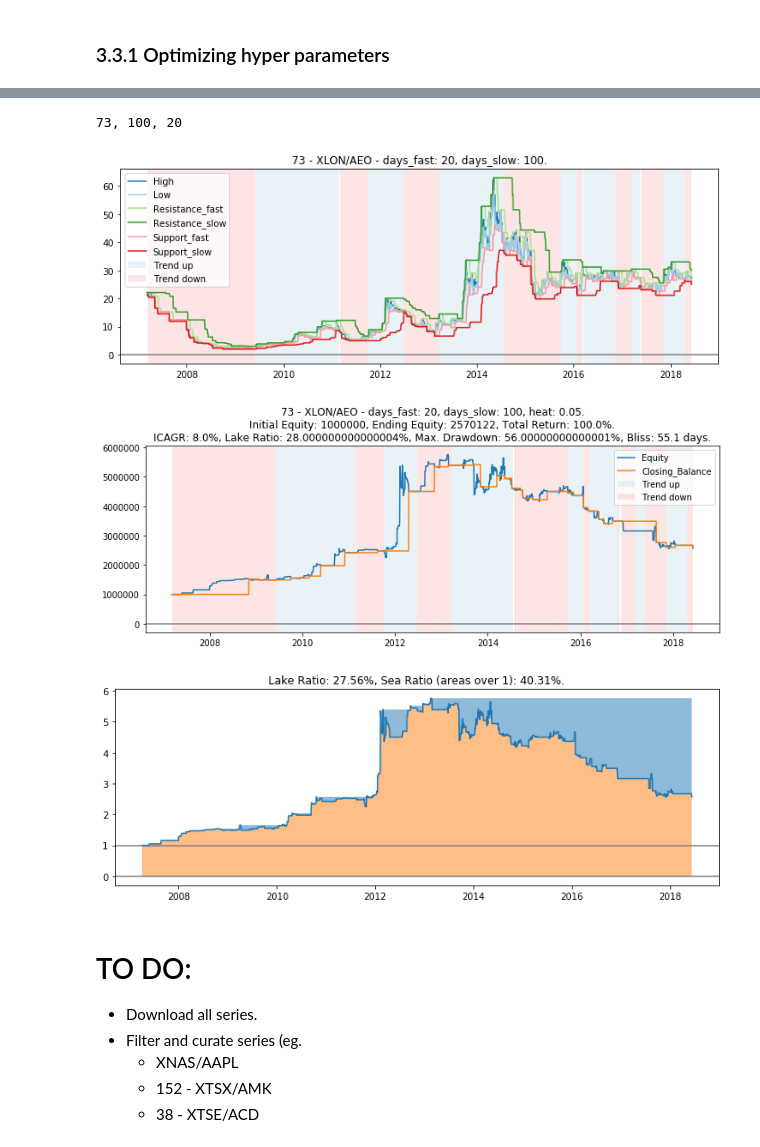
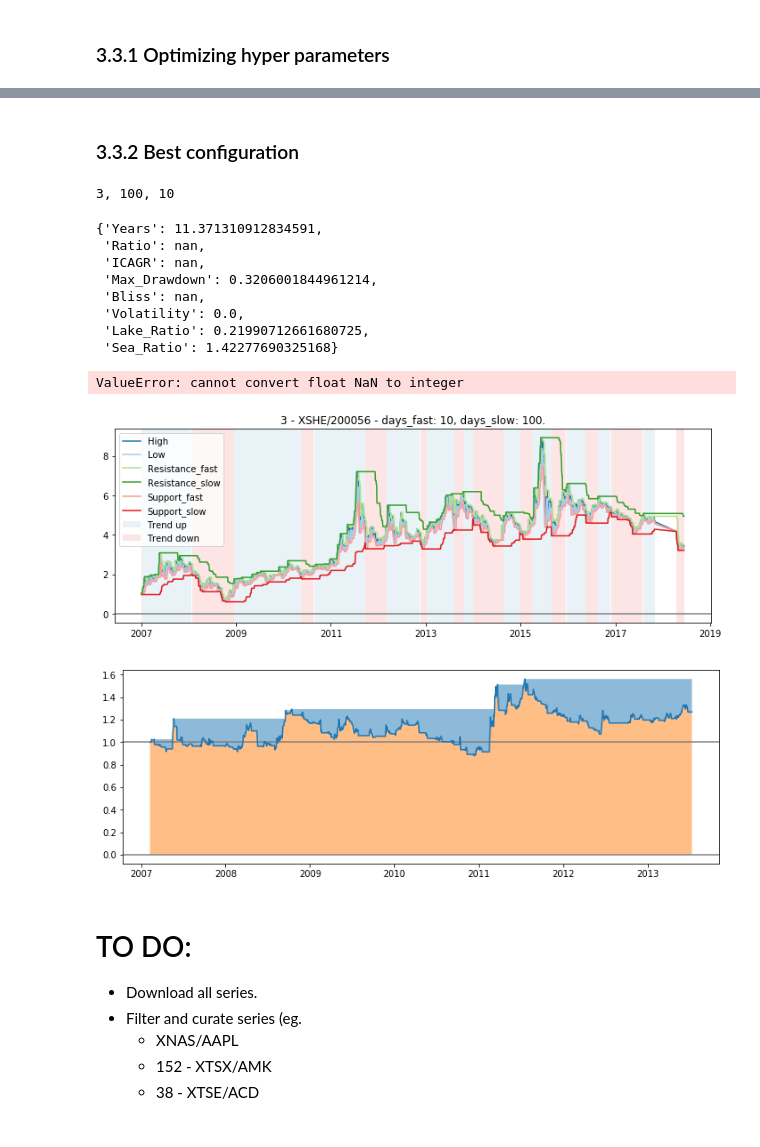
Before and after one commit to peerchen/trend-following-1, a Jupyter notebook: Trend Following Lab.ipynb, the cells around one changed output, grey strips where cells are left out. Cells and saved outputs as stored; diff of their text form; code cells hidden in the pictures.

```diff
--- a/Trend Following Lab.ipynb
+++ b/Trend Following Lab.ipynb
@@ -796,0 +819,17 @@ Slow: 400 - Fast: 320
+# %%
+y_lab = ['Ratio', 'ICAGR']
+x_lab = ['Max_Drawdown', 'Lake_Ratio', 'Sea_Ratio', 'Volatility']
+c_lab = 'Bliss'
+
+print(j, ticker_j)
+fig, axes = plt.subplots(nrows=len(y_lab), ncols=len(x_lab), squeeze=False, figsize=(14, 8))
+
+axes[0, 0].set_title('Color: ' + c_lab + ' (days)')
+for i, j in itertools.product(np.arange(len(y_lab)), np.arange(len(x_lab))):
+    im = axes[i, j].scatter(res_perf[x_lab[j]], res_perf[y_lab[i]], c=-res_perf[c_lab] * 364.25)
+    if i == len(y_lab) - 1:
+        axes[i, j].set_xlabel(x_lab[j])
+    if j == 0:
+        axes[i, j].set_ylabel(y_lab[i])
+    if j == len(x_lab) - 1:
+        fig.colorbar(im, ax=axes[i, j])
@@ -831,0 +843,20 @@ plt.colorbar()
+# %%
+res['ICAGR / Lake_Ratio'] = res['ICAGR'] / res['Lake_Ratio']
+res['ICAGR / Volatility'] = res['ICAGR'] / res['Volatility']
+res_val['ICAGR / Lake_Ratio'] = res_val['ICAGR'] / res['Lake_Ratio']
+res_val['ICAGR / Volatility'] = res_val['ICAGR'] / res['Volatility']
+
+labs = ['ICAGR', 'Max_Drawdown', 'Lake_Ratio', 'Sea_Ratio',
+        'Volatility', 'Bliss', 'ICAGR / Lake_Ratio', 'ICAGR / Volatility']
+
+print(j, ticker_j)
+fig, axes = plt.subplots(nrows=2, ncols=4, squeeze=False, figsize=(14, 8))
+
+for i in range(len(axes.flatten())):
+    axes.flat[i].scatter(x=res[labs[i]], y=res_val[labs[i]], alpha = 0.5)
+#     axes.flat[i].add_line(mpl.lines.Line2D(xdata=[-1e6, 1e6], ydata=[-1e6, 1e6], c='red', alpha=0.5))
+    axes.flat[i].axhline(0, color='grey', alpha=0.75)
+    axes.flat[i].legend()
+
+axes.flat[4].set_xlabel('Training'); axes.flat[5].set_xlabel('Training'); axes.flat[6].set_xlabel('Training'); axes.flat[7].set_xlabel('Training');
+axes.flat[0].set_ylabel('Validation'); axes.flat[4].set_ylabel('Validation');
@@ -832,20 +866,34 @@ plt.colorbar()
+# %% [markdown]
+### 3.3.2 Best configuration
 # %%
-s, f = res_perf.ICAGR.idxmax(); print(j, s, f, sep=', ')
+s, f = res.ICAGR.idxmax(); print(j, s, f, sep=', ')
+# s, f = res_perf.Bliss.idxmin(); print(j, s, f, sep=', ')
 tr_j = RS_Trading_Strategy(pr_j, equity=1e6,
                            days_fast=int(f), days_slow=int(s),
                            name=str(j) + ' - ' + ticker_j)
 tr_j.excecute()
 # %% [output]
-73, 100, 20
+3, 100, 10
+# %%
+tr_j.performance
+# tr_j.get_equity()
+# %% [output]
+{'Years': 11.371310912834591,
+ 'Ratio': nan,
+ 'ICAGR': nan,
+ 'Max_Drawdown': 0.3206001844961214,
+ 'Bliss': nan,
+ 'Volatility': 0.0,
+ 'Lake_Ratio': 0.21990712661680725,
+ 'Sea_Ratio': 1.42277690325168}
 # %%
-tr_j.performance
 tr_j.plot_state()
-tr_j.plot_equity()
+# tr_j.plot_equity()
 tr_j.plot_lake_ratio()
 # %% [output]
+ValueError: cannot convert float NaN to integer
-[figure, old version]
+[figure, new version]
-[figure, old version]
+[figure, new version]
-[figure, removed]
 # %% [markdown]
 # TO DO:
 
```
Also changed, not shown: parts of 19 cells of this notebook.
